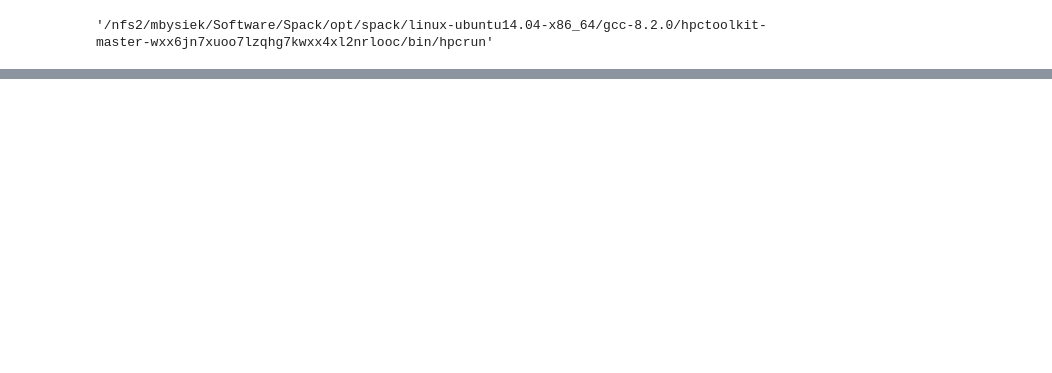
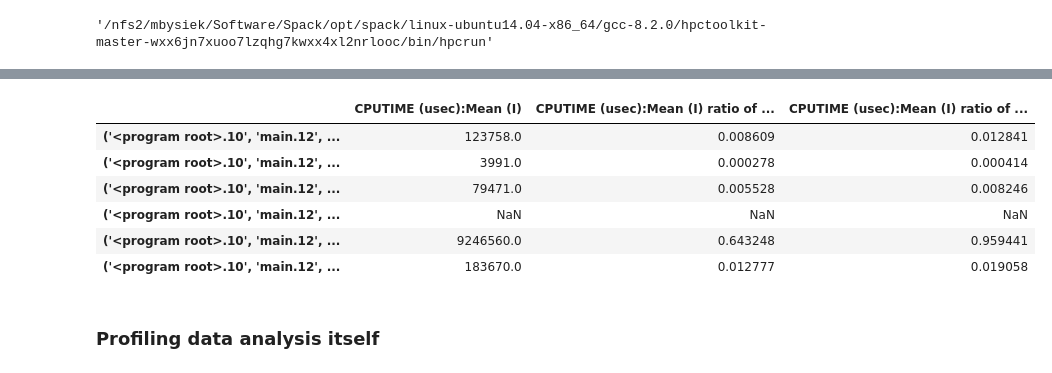
Before and after one commit to mbdevpl/docker-transpyle-flash, a Jupyter notebook: profile_flash.ipynb, the cells around one changed output, grey strips where cells are left out. Saved outputs shown, nothing was run; the diff lists cells and outputs as text; code cells hidden in the pictures; blank space fills up the shorter version.

```diff
--- a/profile_flash.ipynb
+++ b/profile_flash.ipynb
@@ -446,0 +385,13 @@ subset_Sedov_autoinlined_a.clean: running "make clean" with wd="/nfs2/mbysiek/Pr
+# %%
+%%time
+
+timings = {}
+hot_paths = {}
+
+for (branch, nickname), (problem, options), mpi_proc in itertools.product(
+        branch_nicknames.items(), problems, mpi_processes):
+    test_name = test_name_template.format(problem, nickname, mpi_proc)
+    _profile_path = profile_db_path(test_date, test_name=test_name).joinpath('experiment.xml')
+    df = HPCtoolkitDataFrame(path=_profile_path)
+    timings[nickname, problem, mpi_proc] = df
+    hot_paths[nickname, problem, mpi_proc] = df.hot_path()
@@ -446,0 +403,15 @@ subset_Sedov_autoinlined_a.clean: running "make clean" with wd="/nfs2/mbysiek/Pr
+# %%
+timings['base', 'SNIa_DoubleDetonation', 0] \
+    .at_paths(prefix=('<program root>.10', 'main.12', 'driver_evolveflash_.698', '<loop 458.748>',
+                      'hydro_.3210', 'hy_advance_.4836')) \
+    .at_depth(7).compact
+# %% [output]
+|  | CPUTIME (usec):Mean (I) | CPUTIME (usec):Mean (I) ratio of ... | CPUTIME (usec):Mean (I) ratio of ... |
+| ('<program root>.10', 'main.12', ... | 123758.0 | 0.008609 | 0.012841 |
+| ('<program root>.10', 'main.12', ... | 3991.0 | 0.000278 | 0.000414 |
+| ('<program root>.10', 'main.12', ... | 79471.0 | 0.005528 | 0.008246 |
+| ('<program root>.10', 'main.12', ... | NaN | NaN | NaN |
+| ('<program root>.10', 'main.12', ... | 9246560.0 | 0.643248 | 0.959441 |
+| ('<program root>.10', 'main.12', ... | 183670.0 | 0.012777 | 0.019058 |
+# %% [markdown]
+### Profiling data analysis itself
```
Also changed, not shown: parts of 113 cells of this notebook, 3 other files.
